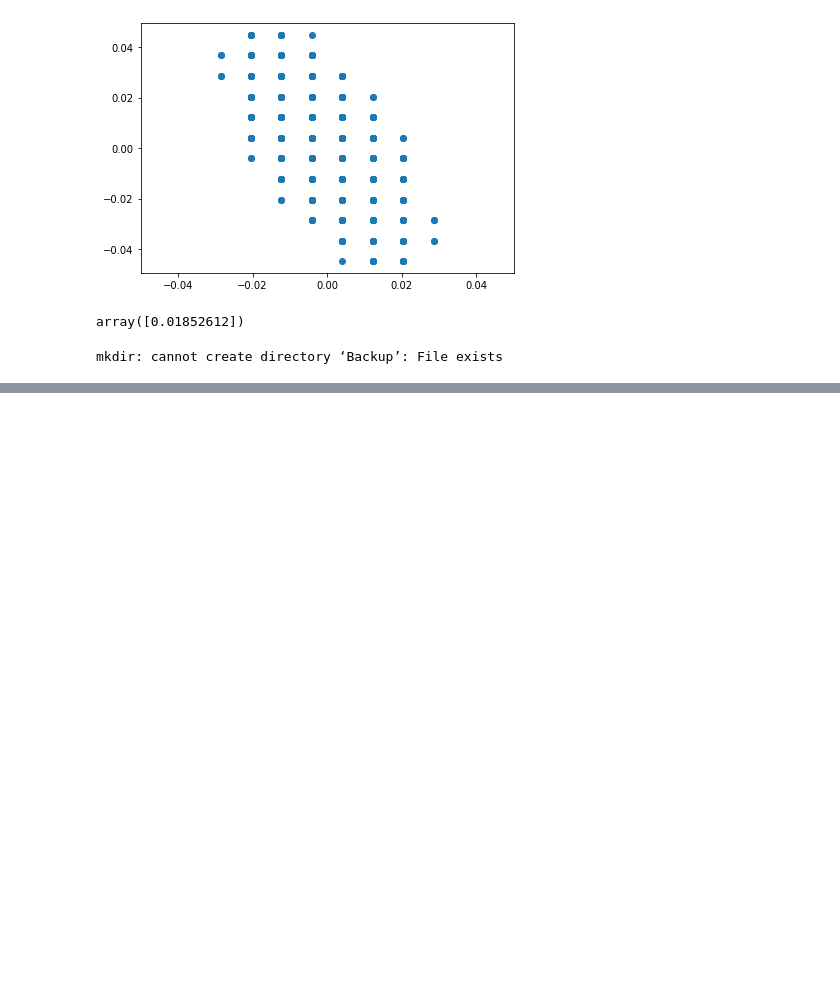
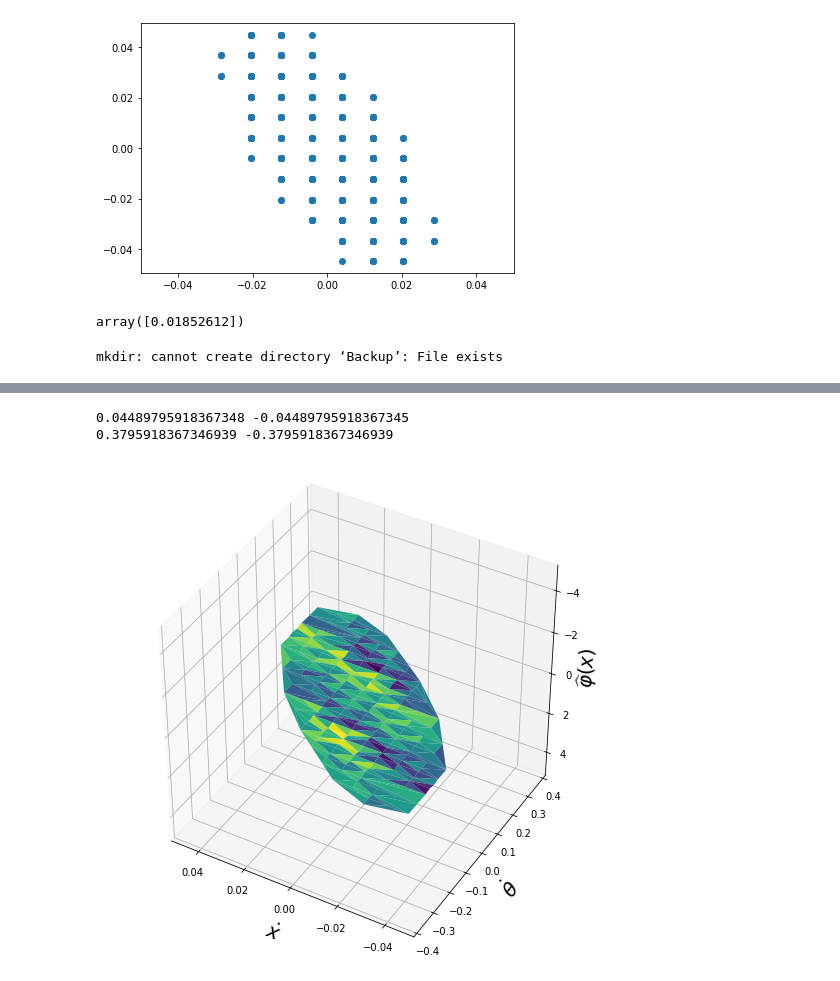
Before and after one commit to mdoshi2612/Optimal-Control, a Jupyter notebook: Inverted Pendulum/Inverted_Pendulum.ipynb, the cells around one changed output, grey strips where cells are left out. Saved outputs shown, nothing was run; the diff lists cells and outputs as text; code cells hidden in the pictures; blank space fills up the shorter version.

Commit message:
Adding example 2 plots

```diff
--- a/Inverted Pendulum/Inverted_Pendulum.ipynb
+++ b/Inverted Pendulum/Inverted_Pendulum.ipynb
@@ -140,2 +141,21 @@ print(actual_feedback.shape)
 # %%
 np.savetxt("4d_quasi_feedback.txt", quasi_feedback)
+# %%
+fig = plt.figure()
+ax = plt.axes(projection='3d')
+plt.rcParams["figure.figsize"] = [9.0, 9.0]
+# plotting the points
+ax.plot_trisurf(np_inside_ellipse[:, 1],np_inside_ellipse[:, 3], quasi_feedback, cmap='viridis', edgecolor='none')
+print(np.max(np_inside_ellipse[:, 1]), np.min(np_inside_ellipse[:, 1]))
+print(np.max(np_inside_ellipse[:, 3]), np.min(np_inside_ellipse[:, 3]))
+ax.set_zlabel(r'$\widehat{\varphi}(x)$', rotation = 0, fontsize = 20)
+ax.set_xlabel(r'$\dot{x}$', fontsize = 20,labelpad=10)
+ax.set_ylabel(r'$\dot{\theta}$', fontsize = 20,labelpad= 10)
+
+ax.view_init(-140, 60)
+ax.set_xlim(-0.05, 0.05)
+ax.set_ylim(-0.4, 0.4)
+ax.set_zlim(-5, 5)
+plt.savefig('quasi_feedback_1.eps', format='eps')
+plt.show()
+# %% [output]
@@ -141,0 +168,3 @@ np.savetxt("4d_quasi_feedback.txt", quasi_feedback)
+0.04489795918367348 -0.04489795918367345
+0.3795918367346939 -0.3795918367346939
+[figure, added]
```
Also changed, not shown: parts of 4 cells of this notebook, 1 other file.
